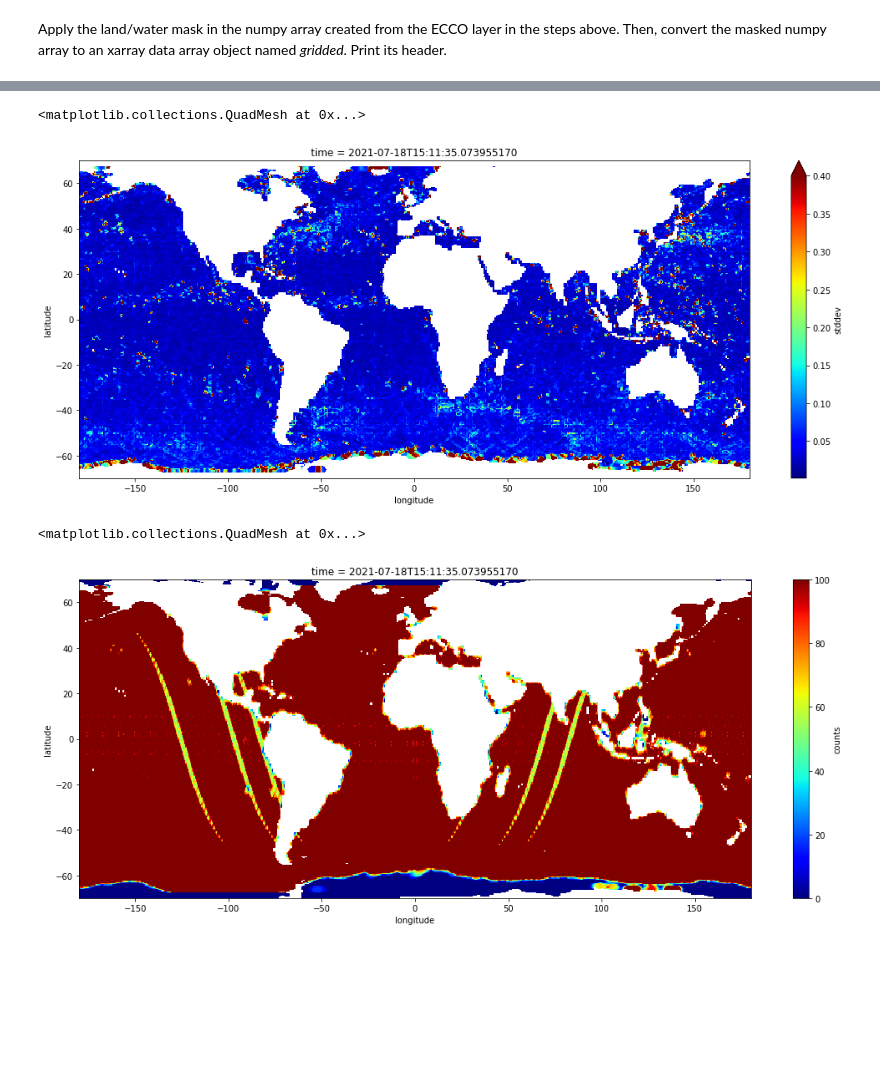
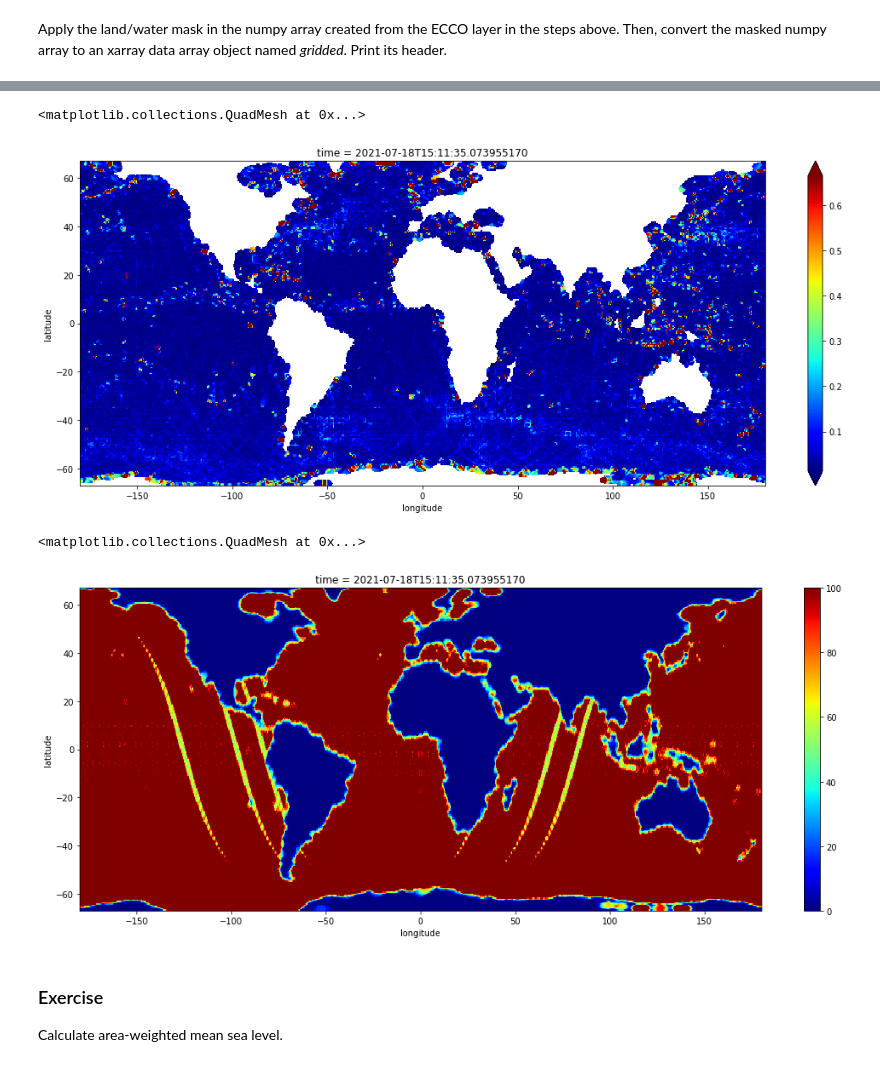
Before and after one commit to NASA-Openscapes/2021-Cloud-Hackathon, a Jupyter notebook: tutorials/06_S6_OPeNDAP_Access_Gridding.ipynb, the cells around one changed output, grey strips where cells are left out. Cells and saved outputs as stored; diff of their text form; code cells hidden in the pictures; blank space fills up the shorter version.

```diff
--- a/tutorials/06_S6_OPeNDAP_Access_Gridding.ipynb
+++ b/tutorials/06_S6_OPeNDAP_Access_Gridding.ipynb
@@ -615,0 +364,5 @@ type(result), type(stddev), type(counts)
+# %%
+lons = ds.longitude.values[nans]
+lats = ds.latitude.values[nans]
+
+print(lons.shape, lats.shape)
@@ -615,0 +371,4 @@ type(result), type(stddev), type(counts)
+# %%
+lons = (lons + 180) % 360 - 180
+
+src = pr.SwathDefinition(lons, lats)
@@ -615,0 +379,13 @@ type(result), type(stddev), type(counts)
+# %%
+result, stddev, counts = resample_gauss(
+    src,
+    ssha,
+    tgt,
+    radius_of_influence=175000,
+    sigmas=25000,
+    neighbours=100,
+    fill_value=np.nan,
+    with_uncert=True,
+)
+
+result.shape
@@ -616,2 +396,9 @@ type(result), type(stddev), type(counts)
+# %%
+def to_xrda(data):
+    return xr.DataArray(data,
+                        dims=['latitude', 'longitude'],
+                        coords={'time': time,
+                                'latitude': ecco_lats,
+                                'longitude': ecco_lons})
 # %% [markdown]
 Apply the land/water mask in the numpy array created from the ECCO layer in the steps above. Then, convert the masked numpy array to an xarray data array object named *gridded*. Print its header.
@@ -645,21 +412,19 @@ gridded.sel(latitude=slice(-70.0, 70.0)).plot.pcolormesh(vmin=-0.4, vmax=0.4, cm
 # %%
-stddev = xr.DataArray(np.where(ecco_mask, stddev, np.nan),
-                      name="stddev",
-                      dims=['latitude', 'longitude'],
-                      coords={'time': time, 'longitude': ecco_lons, 'latitude': ecco_lats})
+stddev = to_xrda(stddev)
 
-stddev.sel(latitude=slice(-70.0, 70.0)).plot.pcolormesh(vmax=0.4, cmap="jet", figsize=(18, 7))
+stddev.sel(latitude=slice(-67.0, 67.0)).plot(robust=True, cmap="jet", figsize=(18, 7))
 # %% [output]
 <matplotlib.collections.QuadMesh at 0x...>
-[figure, old version]
+[figure, new version]
 # %%
-counts = xr.DataArray(np.where(ecco_mask, counts, np.nan),
-                      name="counts",
-                      dims=['latitude', 'longitude'],
-                      coords={'time': time, 'longitude': ecco_lons, 'latitude': ecco_lats})
+counts = to_xrda(counts)
 
-counts.sel(latitude=slice(-70.0, 70.0)).plot.pcolormesh(cmap="jet", figsize=(18, 7))
+counts.sel(latitude=slice(-67.0, 67.0)).plot(robust=True, cmap="jet", figsize=(18, 7))
 # %% [output]
 <matplotlib.collections.QuadMesh at 0x...>
-[figure, old version]
+[figure, new version]
+# %% [markdown]
+### Exercise
+
+Calculate area-weighted mean sea level.
 # %% [markdown]
```
Also changed, not shown: parts of 129 cells of this notebook, 2 other files.
